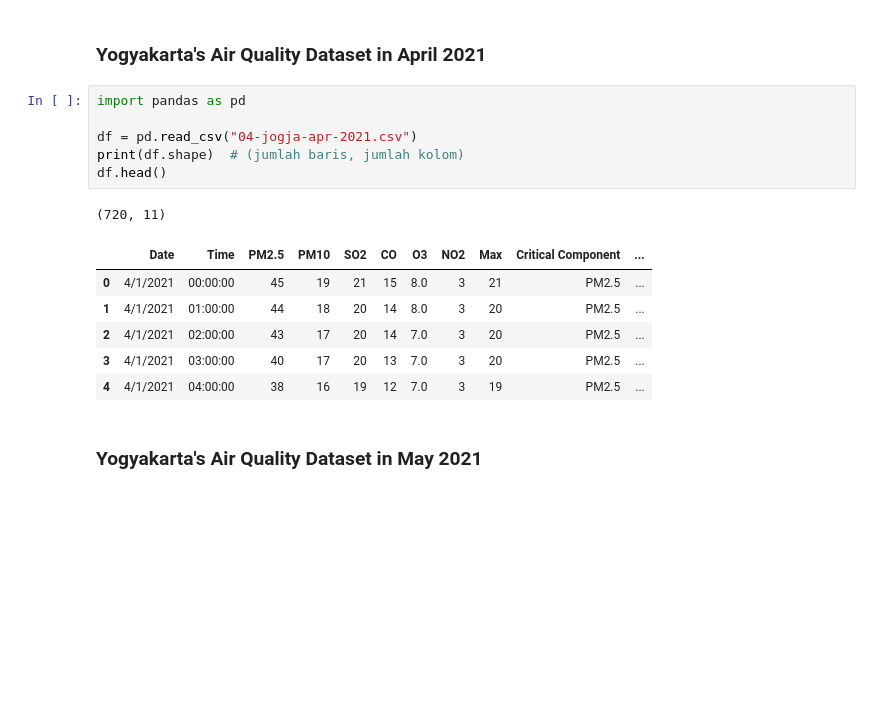
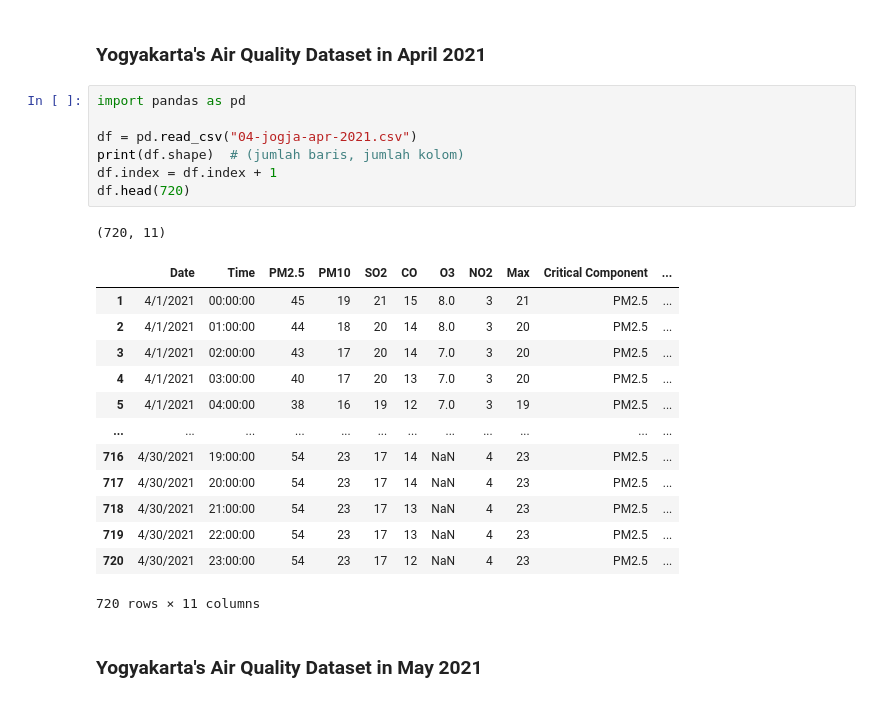
Before and after one commit to dapinn-yy/STATISTIKA-EDA, a Jupyter notebook: eda_kelompok_12.ipynb, the cells around one changed output. Cells and saved outputs as stored; diff of their text form; blank space fills up the shorter version.

```diff
--- a/eda_kelompok_12.ipynb
+++ b/eda_kelompok_12.ipynb
@@ -131,17 +269,25 @@ df.head()
 # %%
 import pandas as pd
 
 df = pd.read_csv("04-jogja-apr-2021.csv")
 print(df.shape)  # (jumlah baris, jumlah kolom)
-df.head()
+df.index = df.index + 1
+df.head(720)
 # %% [output]
 (720, 11)
 |  | Date | Time | PM2.5 | PM10 | SO2 | CO | O3 | NO2 | Max | Critical Component | ... |
-| 0 | 4/1/2021 | 00:00:00 | 45 | 19 | 21 | 15 | 8.0 | 3 | 21 | PM2.5 | ... |
-| 1 | 4/1/2021 | 01:00:00 | 44 | 18 | 20 | 14 | 8.0 | 3 | 20 | PM2.5 | ... |
-| 2 | 4/1/2021 | 02:00:00 | 43 | 17 | 20 | 14 | 7.0 | 3 | 20 | PM2.5 | ... |
-| 3 | 4/1/2021 | 03:00:00 | 40 | 17 | 20 | 13 | 7.0 | 3 | 20 | PM2.5 | ... |
-| 4 | 4/1/2021 | 04:00:00 | 38 | 16 | 19 | 12 | 7.0 | 3 | 19 | PM2.5 | ... |
+| 1 | 4/1/2021 | 00:00:00 | 45 | 19 | 21 | 15 | 8.0 | 3 | 21 | PM2.5 | ... |
+| 2 | 4/1/2021 | 01:00:00 | 44 | 18 | 20 | 14 | 8.0 | 3 | 20 | PM2.5 | ... |
+| 3 | 4/1/2021 | 02:00:00 | 43 | 17 | 20 | 14 | 7.0 | 3 | 20 | PM2.5 | ... |
+| 4 | 4/1/2021 | 03:00:00 | 40 | 17 | 20 | 13 | 7.0 | 3 | 20 | PM2.5 | ... |
+| 5 | 4/1/2021 | 04:00:00 | 38 | 16 | 19 | 12 | 7.0 | 3 | 19 | PM2.5 | ... |
+| ... | ... | ... | ... | ... | ... | ... | ... | ... | ... | ... | ... |
+| 716 | 4/30/2021 | 19:00:00 | 54 | 23 | 17 | 14 | NaN | 4 | 23 | PM2.5 | ... |
+| 717 | 4/30/2021 | 20:00:00 | 54 | 23 | 17 | 14 | NaN | 4 | 23 | PM2.5 | ... |
+| 718 | 4/30/2021 | 21:00:00 | 54 | 23 | 17 | 13 | NaN | 4 | 23 | PM2.5 | ... |
+| 719 | 4/30/2021 | 22:00:00 | 54 | 23 | 17 | 13 | NaN | 4 | 23 | PM2.5 | ... |
+| 720 | 4/30/2021 | 23:00:00 | 54 | 23 | 17 | 12 | NaN | 4 | 23 | PM2.5 | ... |
+720 rows × 11 columns
 # %% [markdown]
 ### **Yogyakarta's Air Quality Dataset in May 2021**
 # %%
```
Also changed, not shown: parts of 31 cells of this notebook.
